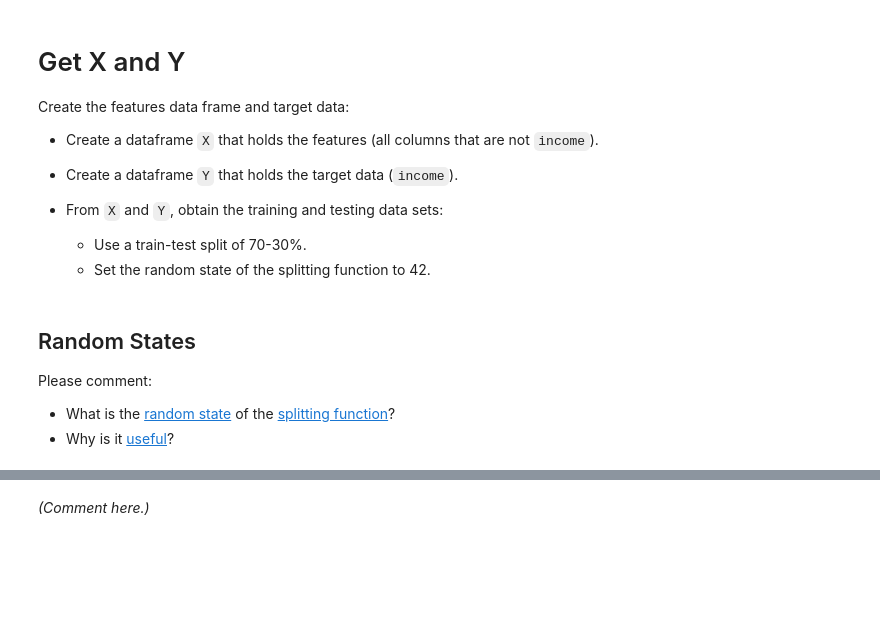
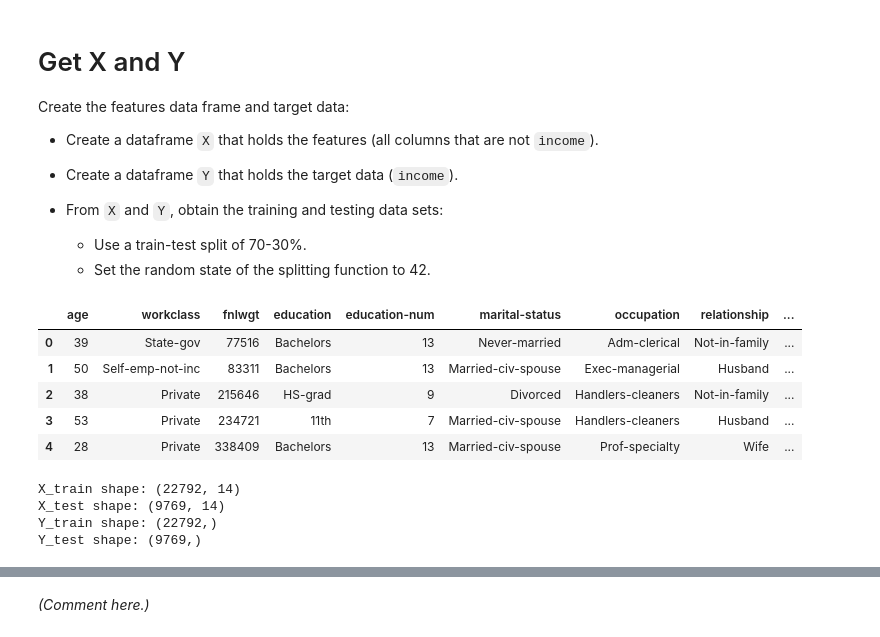
Before and after one commit to UofT-DSI/production, a Jupyter notebook: 02_activities/assignments/assignment_2.ipynb, the cells around one changed output, grey strips where cells are left out. Saved outputs shown, nothing was run; the diff lists cells and outputs as text; code cells hidden in the pictures; blank space fills up the shorter version.

```diff
--- a/02_activities/assignments/assignment_2.ipynb
+++ b/02_activities/assignments/assignment_2.ipynb
@@ -24,5 +24,5 @@ columns = [
     'occupation', 'relationship', 'race', 'sex', 'capital-gain', 'capital-loss', 'hours-per-week',
     'native-country', 'income'
 ]
-adult_dt = (pd.read_csv(r'C:\Users\ibast\OneDrive\Desktop\data\adult', header = None, names = columns)
+adult_dt = (pd.read_csv(r'C:\Users\ibast\DSI_production\05_src\adult\adult.data', header = None, names = columns)
               .assign(income = lambda x: (x.income.str.strip() == '>50K')*1))
@@ -39,10 +37,35 @@ Create the features data frame and target data:
 
     - Use a train-test split of 70-30%.
     - Set the random state of the splitting function to 42.
-# %% [markdown]
-## Random States
-
-Please comment:
-
-+ What is the [random state](https://scikit-learn.org/stable/glossary.html#term-random_state) of the [splitting function](https://scikit-learn.org/stable/modules/generated/sklearn.model_selection.train_test_split.html)?
-+ Why is it [useful](https://en.wikipedia.org/wiki/Reproducibility)?
+# %%
+adult_dt.head()
+# %% [output]
+|  | age | workclass | fnlwgt | education | education-num | marital-status | occupation | relationship | ... |
+| 0 | 39 | State-gov | 77516 | Bachelors | 13 | Never-married | Adm-clerical | Not-in-family | ... |
+| 1 | 50 | Self-emp-not-inc | 83311 | Bachelors | 13 | Married-civ-spouse | Exec-managerial | Husband | ... |
+| 2 | 38 | Private | 215646 | HS-grad | 9 | Divorced | Handlers-cleaners | Not-in-family | ... |
+| 3 | 53 | Private | 234721 | 11th | 7 | Married-civ-spouse | Handlers-cleaners | Husband | ... |
+| 4 | 28 | Private | 338409 | Bachelors | 13 | Married-civ-spouse | Prof-specialty | Wife | ... |
+# %%
+import pandas as pd
+from sklearn.model_selection import train_test_split
+
+# Assuming you have already created the adult_dt DataFrame as shown previously
+
+# Step 1: Create the feature (X) and target (Y) dataframes
+X = adult_dt.drop(columns=['income'])  # Drop the target column
+Y = adult_dt['income']  # Select the target column
+
+# Step 2: Split the data into training and testing sets (70% train, 30% test)
+X_train, X_test, Y_train, Y_test = train_test_split(X, Y, test_size=0.3, random_state=42)
+
+# Display the shapes of the resulting datasets to confirm
+print(f"X_train shape: {X_train.shape}")
+print(f"X_test shape: {X_test.shape}")
+print(f"Y_train shape: {Y_train.shape}")
+print(f"Y_test shape: {Y_test.shape}")
+# %% [output]
+X_train shape: (22792, 14)
+X_test shape: (9769, 14)
+Y_train shape: (22792,)
+Y_test shape: (9769,)
```
Also changed, not shown: parts of 6 cells of this notebook, 7 other files.
